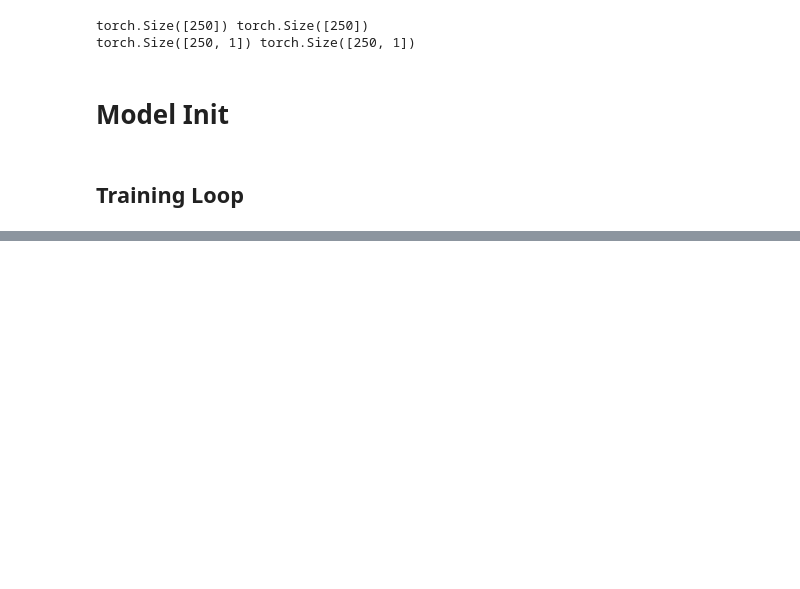
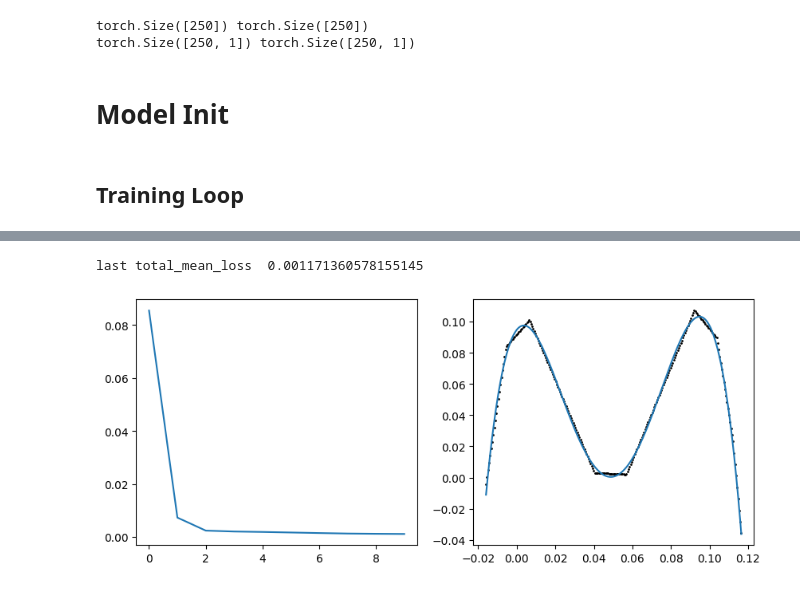
Before and after one commit to sjamthe/customNNexperiments, a Jupyter notebook: Sample Implementation of SegmentNet.ipynb, the cells around one changed output, grey strips where cells are left out. Cells and saved outputs as stored; diff of their text form; code cells hidden in the pictures; blank space fills up the shorter version.

```diff
--- a/Sample Implementation of SegmentNet.ipynb
+++ b/Sample Implementation of SegmentNet.ipynb
@@ -56,8 +57,8 @@ dataloader = DataLoader(dataset, batch_size=batch_size, shuffle=True)
 # %% [markdown]
 ## Training Loop
 # %%
-num_epochs = 100
-
+num_epochs = 2000
+losses = np.array([])
 for epoch in range(1, num_epochs+1):
     model.train()
     train_loss = 0
@@ -74,14 +75,8 @@ for epoch in range(1, num_epochs+1):
         loss.backward()
         optimizer.step()
 
-        #if batch_idx % 100 == 0:
-        #    print('Train Epoch: {} [{}/{} ({:.0f}%)]\tLoss: {:.6f}'.format(
-        #        epoch,
-        #        batch_idx * len(X),
-        #        len(dataloader.dataset), 100. * batch_idx / len(dataloader),
-        #        loss.item() / len(X)))
-
-    if epoch % 10 == 0:
+    if epoch % (num_epochs/10) == 0:
+        losses = np.append(losses, train_loss)
         print('====> Epoch: {} Average loss: {:.4f}'.format(
-            epoch, train_loss / len(dataloader.dataset)))
+            epoch, train_loss))
 # %% [output]
@@ -97,0 +93,27 @@ for epoch in range(1, num_epochs+1):
+# %%
+# plot graphs
+import matplotlib
+import matplotlib.pyplot as plt
+%matplotlib inline
+
+matplotlib.rcParams['figure.figsize'] = (10, 4) # this is done to increase width to
+
+# Create a figure and two axes objects
+# Increase the figure size to accommodate wider plots
+fig, (ax1, ax2) = plt.subplots(1, 2)
+
+# plot loss
+print ("last total_mean_loss ",train_loss)
+ax1.plot(losses)
+
+# plot trained model
+y = model(x_in)
+y = y.detach().numpy()
+ax2.plot(x_in, ytest)
+ax2.scatter(x_in, y, color='black', s=1)
+
+# Display the plot
+plt.show()
+# %% [output]
+last total_mean_loss  0.001171360578155145
+[figure, added]
```
Also changed, not shown: parts of 7 cells of this notebook, 2 other files.
